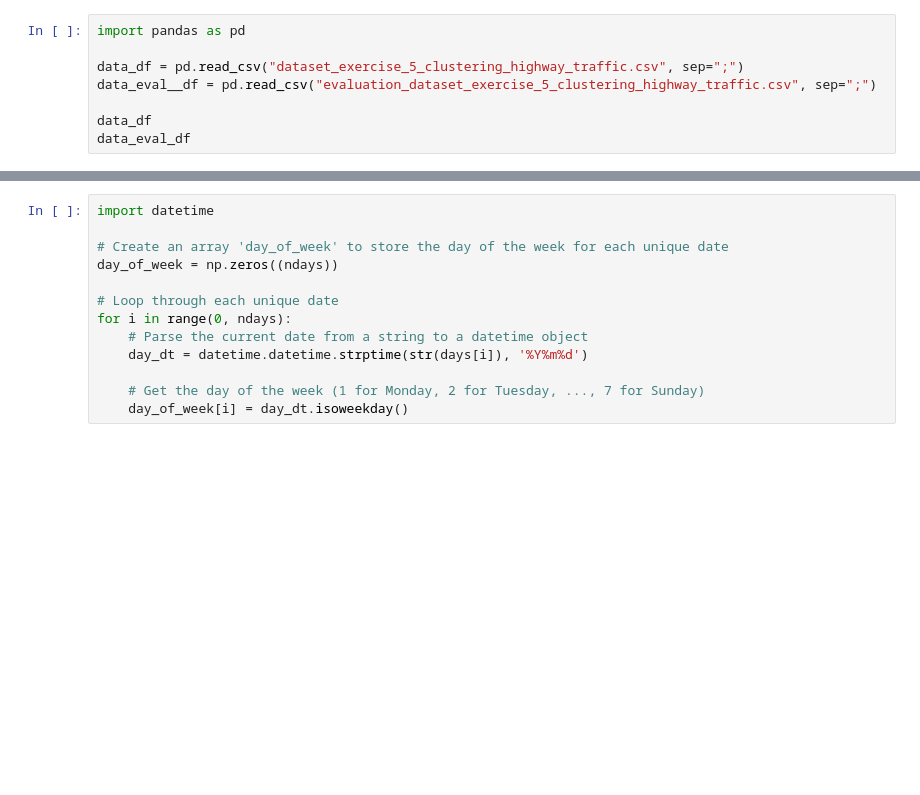
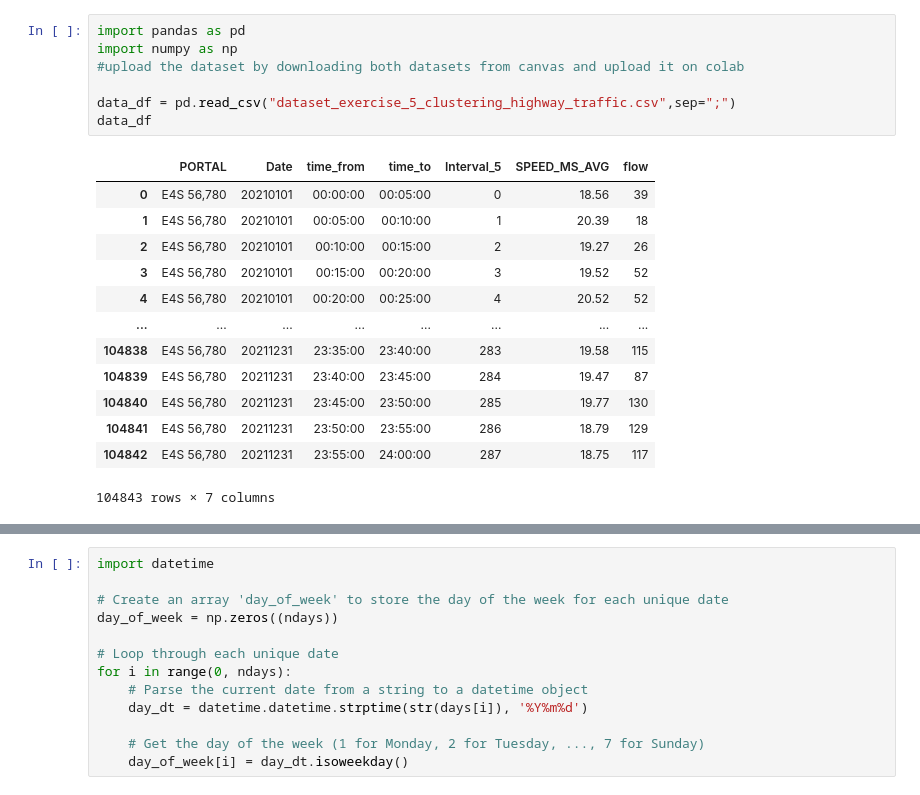
Before and after one commit to hanlinz-star/Exercise-2, a Jupyter notebook: Exercise05.ipynb, the cells around one changed output, grey strips where cells are left out. Cells and saved outputs as stored; diff of their text form; blank space fills up the shorter version.

```diff
--- a/Exercise05.ipynb
+++ b/Exercise05.ipynb
@@ -9,11 +10,24 @@ KeyboardInterrupt:
 # %%
 import pandas as pd
+import numpy as np
+#upload the dataset by downloading both datasets from canvas and upload it on colab
 
-data_df = pd.read_csv("dataset_exercise_5_clustering_highway_traffic.csv", sep=";")
-data_eval__df = pd.read_csv("evaluation_dataset_exercise_5_clustering_highway_traffic.csv", sep=";")
-
+data_df = pd.read_csv("dataset_exercise_5_clustering_highway_traffic.csv",sep=";")
 data_df
-data_eval_df
+# %% [output]
+|  | PORTAL | Date | time_from | time_to | Interval_5 | SPEED_MS_AVG | flow |
+| 0 | E4S 56,780 | 20210101 | 00:00:00 | 00:05:00 | 0 | 18.56 | 39 |
+| 1 | E4S 56,780 | 20210101 | 00:05:00 | 00:10:00 | 1 | 20.39 | 18 |
+| 2 | E4S 56,780 | 20210101 | 00:10:00 | 00:15:00 | 2 | 19.27 | 26 |
+| 3 | E4S 56,780 | 20210101 | 00:15:00 | 00:20:00 | 3 | 19.52 | 52 |
+| 4 | E4S 56,780 | 20210101 | 00:20:00 | 00:25:00 | 4 | 20.52 | 52 |
+| ... | ... | ... | ... | ... | ... | ... | ... |
+| 104838 | E4S 56,780 | 20211231 | 23:35:00 | 23:40:00 | 283 | 19.58 | 115 |
+| 104839 | E4S 56,780 | 20211231 | 23:40:00 | 23:45:00 | 284 | 19.47 | 87 |
+| 104840 | E4S 56,780 | 20211231 | 23:45:00 | 23:50:00 | 285 | 19.77 | 130 |
+| 104841 | E4S 56,780 | 20211231 | 23:50:00 | 23:55:00 | 286 | 18.79 | 129 |
+| 104842 | E4S 56,780 | 20211231 | 23:55:00 | 24:00:00 | 287 | 18.75 | 117 |
+104843 rows × 7 columns
 # %%
 # Sort the DataFrame 'data_df' by columns "Date" and "Interval_5"
 data_df.sort_values(["Date", "Interval_5"])
```
Also changed, not shown: parts of 26 cells of this notebook.
